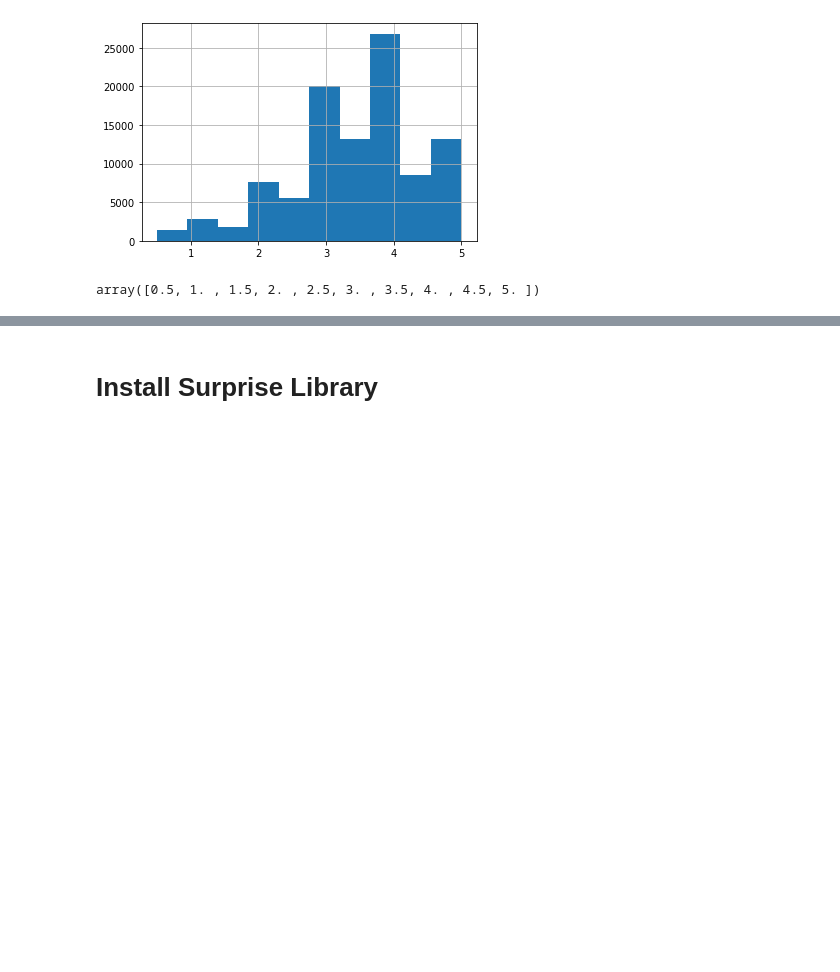
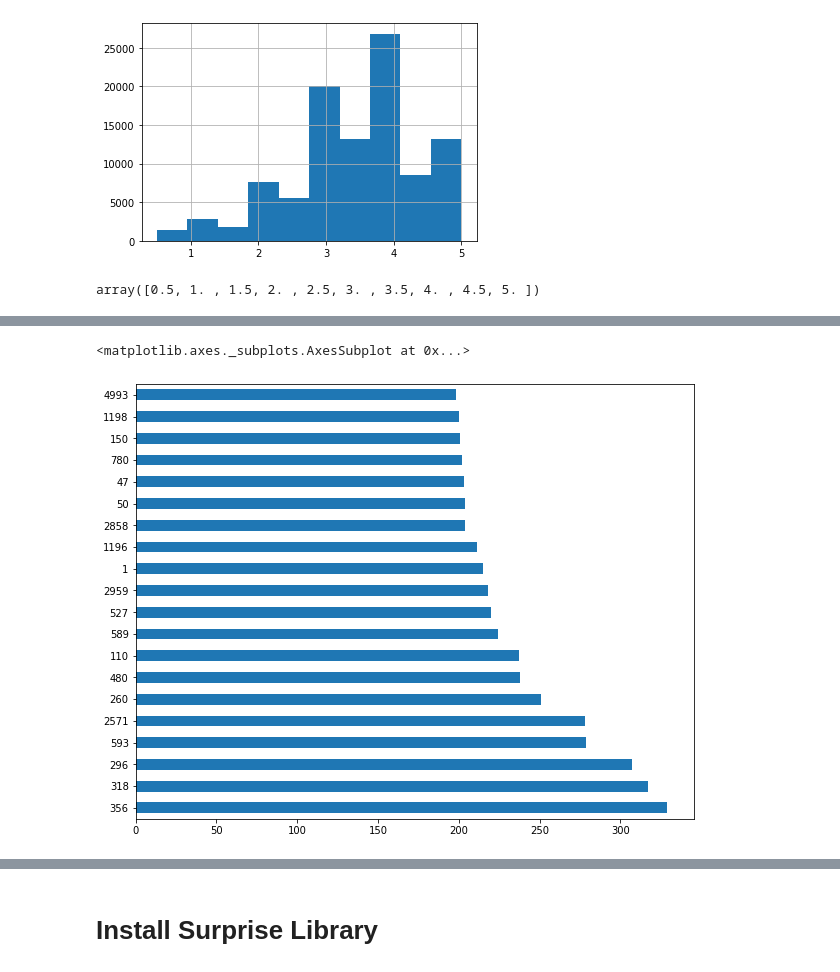
Before and after one commit to radityanurfadillah/mini-workshop-recsys, a Jupyter notebook: Mini_Workshop_Recommender_Systems.ipynb, the cells around one changed output, grey strips where cells are left out. Saved outputs shown, nothing was run; the diff lists cells and outputs as text; code cells hidden in the pictures; blank space fills up the shorter version.

```diff
--- a/Mini_Workshop_Recommender_Systems.ipynb
+++ b/Mini_Workshop_Recommender_Systems.ipynb
@@ -65,0 +82,7 @@ array([0.5, 1. , 1.5, 2. , 2.5, 3. , 3.5, 4. , 4.5, 5. ])
+# %%
+# Plot top20 movie ratings count
+plt.figure(figsize=(10, 8))
+ratings["movieId"].value_counts()[:20].plot(kind='barh')
+# %% [output]
+<matplotlib.axes._subplots.AxesSubplot at 0x...>
+[figure, added]
```
Also changed, not shown: parts of 22 cells of this notebook.
